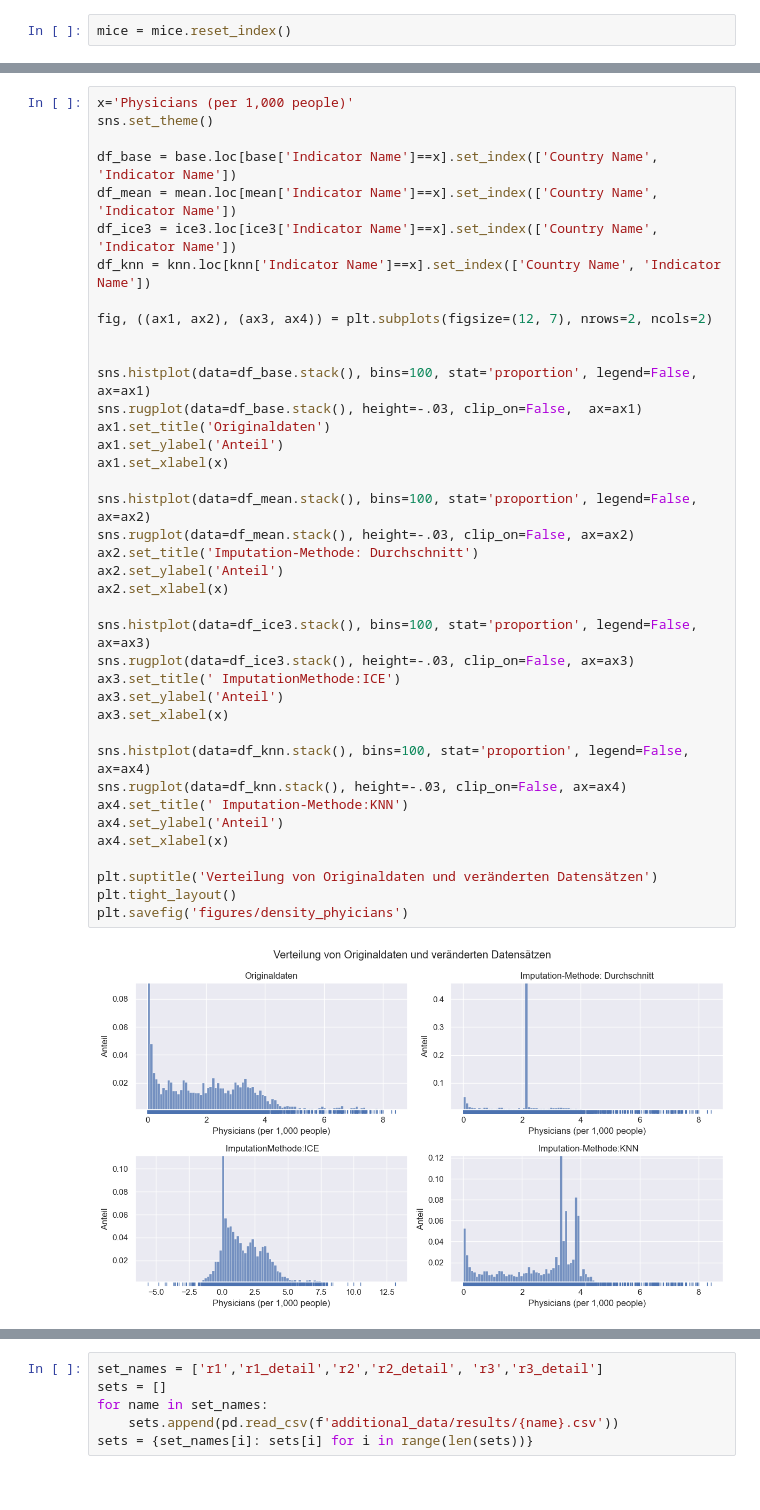
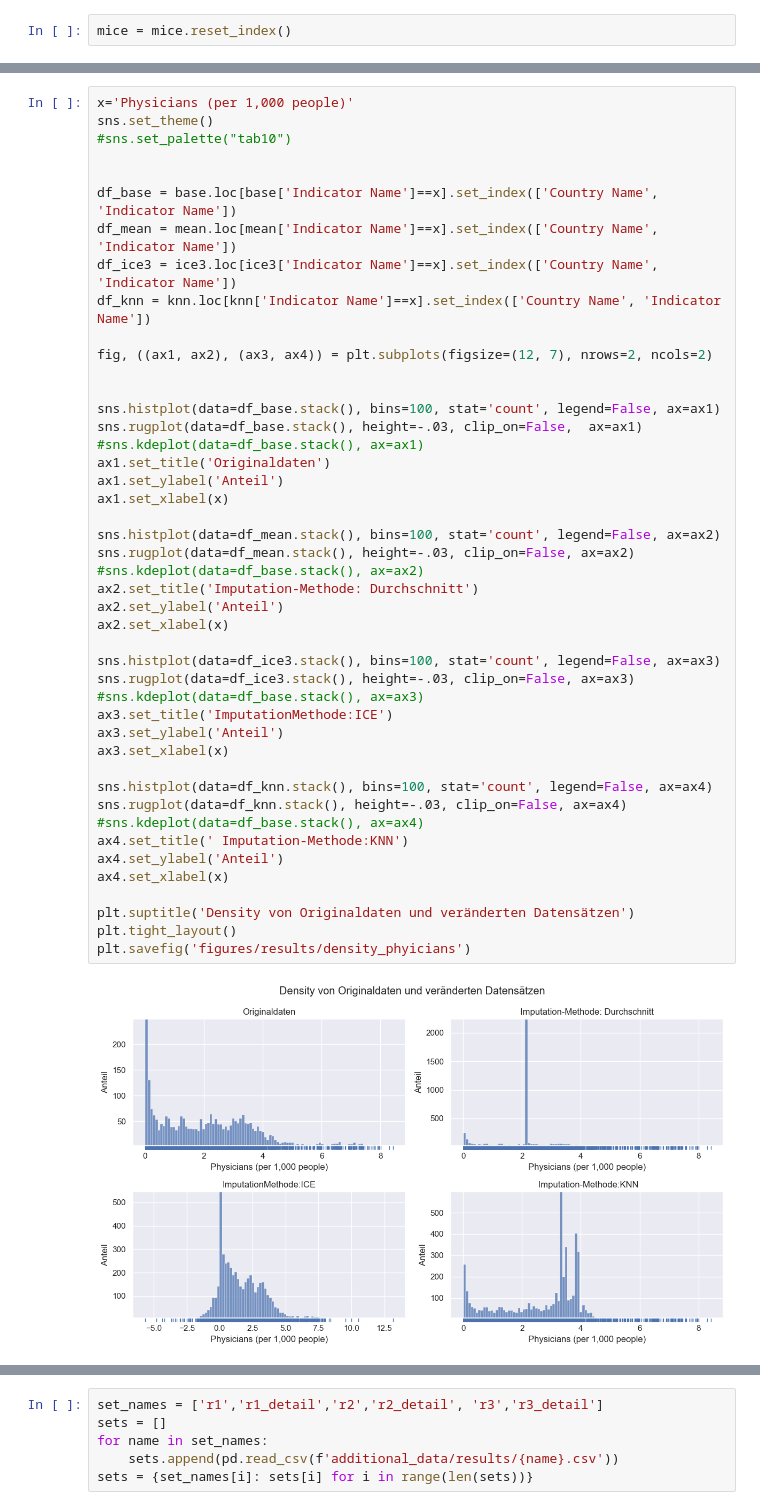
Before and after one commit to MarieFlatow/BA_weltbank, a Jupyter notebook: 06_evaluating_imputed_sets.ipynb, the cells around one changed output, grey strips where cells are left out. Drawn from its saved outputs; the diff is of its cells as text.

Commit message:
add result plots and tables

```diff
--- a/06_evaluating_imputed_sets.ipynb
+++ b/06_evaluating_imputed_sets.ipynb
@@ -92,41 +103,47 @@ plt.savefig('figures/density_education')
 # %%
 x='Physicians (per 1,000 people)'
 sns.set_theme()
+#sns.set_palette("tab10")
+
 
 df_base = base.loc[base['Indicator Name']==x].set_index(['Country Name', 'Indicator Name'])
 df_mean = mean.loc[mean['Indicator Name']==x].set_index(['Country Name', 'Indicator Name'])
 df_ice3 = ice3.loc[ice3['Indicator Name']==x].set_index(['Country Name', 'Indicator Name'])
 df_knn = knn.loc[knn['Indicator Name']==x].set_index(['Country Name', 'Indicator Name'])
 
 fig, ((ax1, ax2), (ax3, ax4)) = plt.subplots(figsize=(12, 7), nrows=2, ncols=2)
 
 
-sns.histplot(data=df_base.stack(), bins=100, stat='proportion', legend=False, ax=ax1)
+sns.histplot(data=df_base.stack(), bins=100, stat='count', legend=False, ax=ax1)
 sns.rugplot(data=df_base.stack(), height=-.03, clip_on=False,  ax=ax1)
+#sns.kdeplot(data=df_base.stack(), ax=ax1)
 ax1.set_title('Originaldaten')
 ax1.set_ylabel('Anteil')
 ax1.set_xlabel(x)
 
-sns.histplot(data=df_mean.stack(), bins=100, stat='proportion', legend=False, ax=ax2)
+sns.histplot(data=df_mean.stack(), bins=100, stat='count', legend=False, ax=ax2)
 sns.rugplot(data=df_mean.stack(), height=-.03, clip_on=False, ax=ax2)
+#sns.kdeplot(data=df_base.stack(), ax=ax2)
 ax2.set_title('Imputation-Methode: Durchschnitt')
 ax2.set_ylabel('Anteil')
 ax2.set_xlabel(x)
 
-sns.histplot(data=df_ice3.stack(), bins=100, stat='proportion', legend=False, ax=ax3)
+sns.histplot(data=df_ice3.stack(), bins=100, stat='count', legend=False, ax=ax3)
 sns.rugplot(data=df_ice3.stack(), height=-.03, clip_on=False, ax=ax3)
-ax3.set_title(' ImputationMethode:ICE')
+#sns.kdeplot(data=df_base.stack(), ax=ax3)
+ax3.set_title('ImputationMethode:ICE')
 ax3.set_ylabel('Anteil')
 ax3.set_xlabel(x)
 
-sns.histplot(data=df_knn.stack(), bins=100, stat='proportion', legend=False, ax=ax4)
+sns.histplot(data=df_knn.stack(), bins=100, stat='count', legend=False, ax=ax4)
 sns.rugplot(data=df_knn.stack(), height=-.03, clip_on=False, ax=ax4)
+#sns.kdeplot(data=df_base.stack(), ax=ax4)
 ax4.set_title(' Imputation-Methode:KNN')
 ax4.set_ylabel('Anteil')
 ax4.set_xlabel(x)
 
-plt.suptitle('Verteilung von Originaldaten und veränderten Datensätzen')
+plt.suptitle('Density von Originaldaten und veränderten Datensätzen')
 plt.tight_layout()
-plt.savefig('figures/density_phyicians')
+plt.savefig('figures/results/density_phyicians')
 # %% [output]
-[figure, old version]
+[figure, new version]
```
Also changed, not shown: parts of 13 cells of this notebook, 5 other files.
